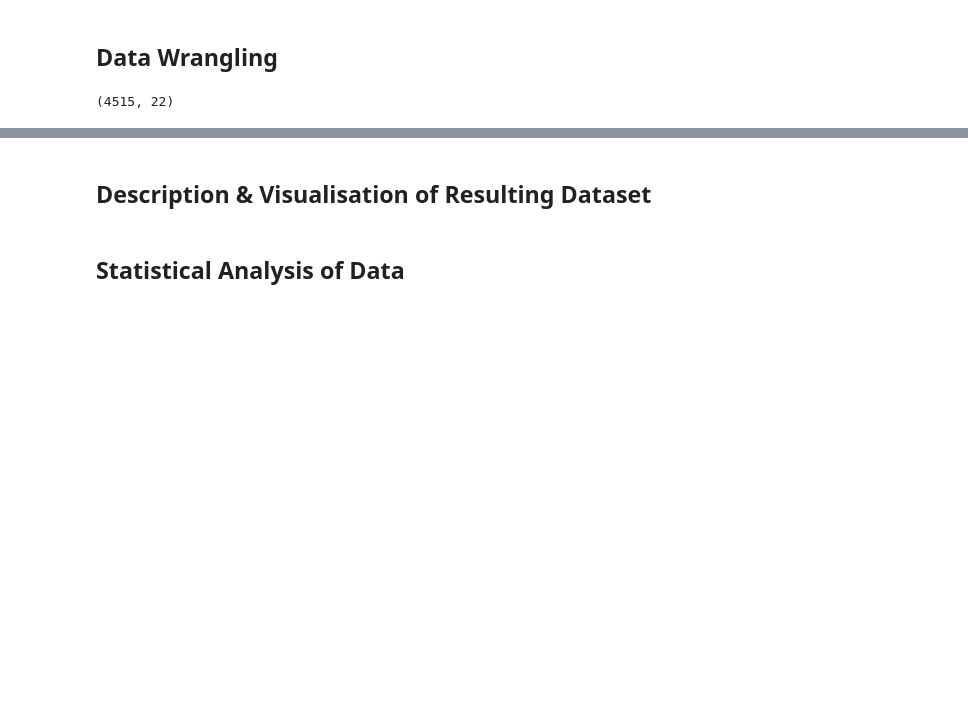
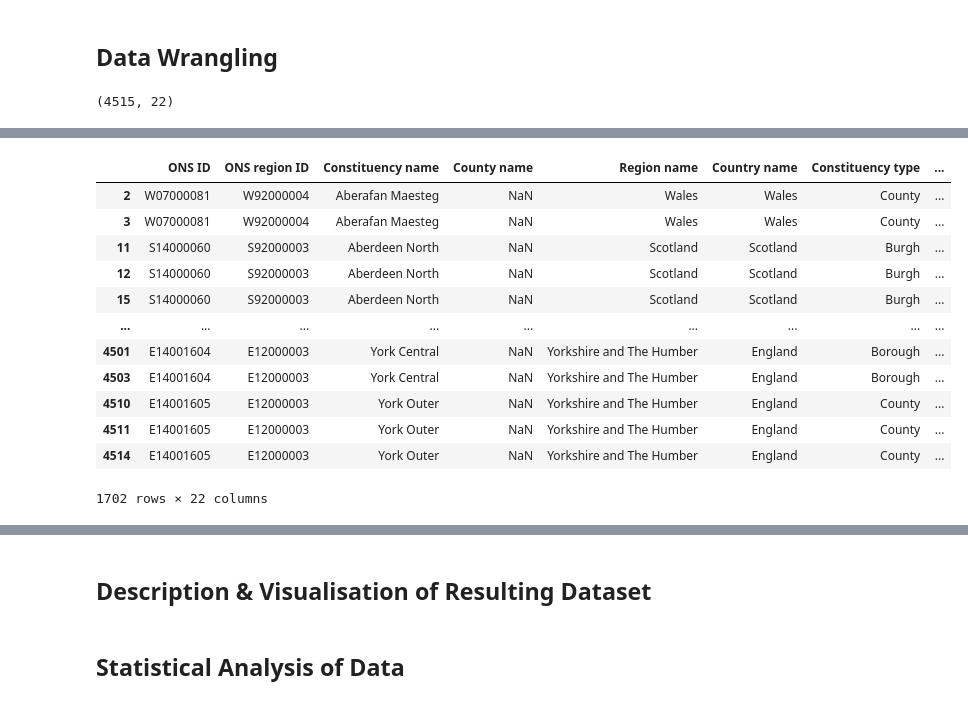
Before and after one commit to lintywilliams/EC-Assessment-1, a Jupyter notebook: Target-seat-rules-of-thumb.ipynb, the cells around one changed output, grey strips where cells are left out. Cells and saved outputs as stored; diff of their text form; code cells hidden in the pictures; blank space fills up the shorter version.

```diff
--- a/Target-seat-rules-of-thumb.ipynb
+++ b/Target-seat-rules-of-thumb.ipynb
@@ -164,2 +170,4 @@ main.shape # check number of rows has reduced by 5.
 # %%
 # Remove incumbent candidates
+
+main = main[main['Sitting MP'] != 'Yes']
@@ -166,2 +192,22 @@ main.shape # check number of rows has reduced by 5.
 # %%
 # Remove campaigns run by parties other than Labour, Liberal Democrats and the Greens
+
+campaigns_to_keep = ['Green', 'Lab', 'LD']
+
+main = main[main['Party abbreviation'].isin(campaigns_to_keep)]
+
+main # print the top and bottom of the dataframe for visual validation
+# %% [output]
+|  | ONS ID | ONS region ID | Constituency name | County name | Region name | Country name | Constituency type | ... |
+| 2 | W07000081 | W92000004 | Aberafan Maesteg | NaN | Wales | Wales | County | ... |
+| 3 | W07000081 | W92000004 | Aberafan Maesteg | NaN | Wales | Wales | County | ... |
+| 11 | S14000060 | S92000003 | Aberdeen North | NaN | Scotland | Scotland | Burgh | ... |
+| 12 | S14000060 | S92000003 | Aberdeen North | NaN | Scotland | Scotland | Burgh | ... |
+| 15 | S14000060 | S92000003 | Aberdeen North | NaN | Scotland | Scotland | Burgh | ... |
+| ... | ... | ... | ... | ... | ... | ... | ... | ... |
+| 4501 | E14001604 | E12000003 | York Central | NaN | Yorkshire and The Humber | England | Borough | ... |
+| 4503 | E14001604 | E12000003 | York Central | NaN | Yorkshire and The Humber | England | Borough | ... |
+| 4510 | E14001605 | E12000003 | York Outer | NaN | Yorkshire and The Humber | England | County | ... |
+| 4511 | E14001605 | E12000003 | York Outer | NaN | Yorkshire and The Humber | England | County | ... |
+| 4514 | E14001605 | E12000003 | York Outer | NaN | Yorkshire and The Humber | England | County | ... |
+1702 rows × 22 columns
```
Also changed, not shown: parts of 26 cells of this notebook.
